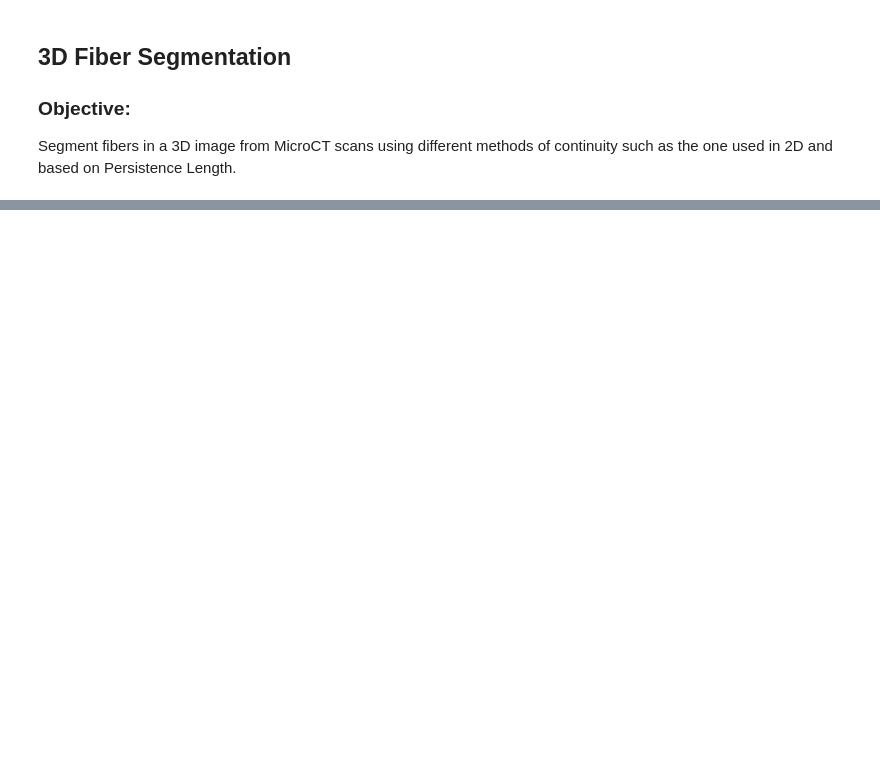
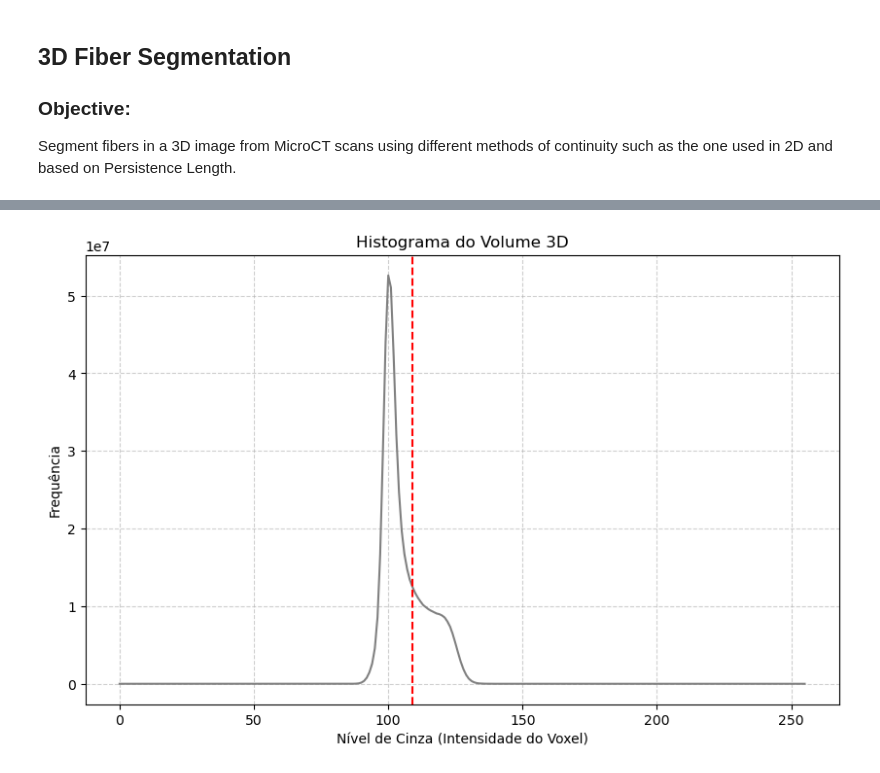
Before and after one commit to litc-ufmg/toronto-fibers, a Jupyter notebook: fiber_seg_3D.ipynb, the cells around one changed output, grey strips where cells are left out. Drawn from its saved outputs; the diff is of its cells as text; code cells hidden in the pictures; blank space fills up the shorter version.

```diff
--- a/fiber_seg_3D.ipynb
+++ b/fiber_seg_3D.ipynb
@@ -36,12 +52,12 @@ def skeletonize_3D():
 # %%
 # Importing imagem
 # Image options:
-#   "./fiber_img/PPGF40.tif"
-#   "./fiber_img/PPGF40HNT0-1.0.tif"
-#   "./fiber_img/PPGF40HNT0-1.5.tif"
-#   "./fiber_img/PPGF40HNT0-5.tif"
+#   "./fiber_img/data/PPGF40.tif"
+#   "./fiber_img/data/PPGF40HNT0-1.0.tif"
+#   "./fiber_img/data/PPGF40HNT0-1.5.tif"
+#   "./fiber_img/data/PPGF40HNT0-5.tif"
 
-filename = "./fiber_img/PPGF40HNT0-1.0.tif"
+filename = "./fiber_img/data/PPGF40HNT0-1.0.tif"
 raw_tiff_img = tifffile.imread(filename)
 
 # Converting to 8bits gray scale
@@ -55,7 +71,7 @@ print("Dimensions raw image:",
       " \n Z: ", raw_tiff_img.shape[2])
 
 # Selecting only the slices with no shadows
-if filename == "./fiber_img/PPGF40HNT0-1.0.tif":
+if filename == "./fiber_img/data/PPGF40HNT0-1.0.tif":
     selected_tiff_img = raw_tiff_img[:, 125:940, 130:535]
 
 print("Dimensions selected image (no shadows): ",
@@ -91,3 +107,24 @@ Dimensions selected image (no shadows):
  Y:  815
  Z:  405
 [figure]
+# %%
+# Image binarization
+
+# Choosing threshold with Otsu criterium
+binary_threshold = threshold_otsu(selected_tiff_img)
+
+# Verifying the chosen threshold looking at the voxels intensity distributions
+histogram_intensity, bins = np.histogram(selected_tiff_img.ravel(), bins=256, range=(0, 256))
+
+plt.figure(figsize=(10, 6))
+plt.title("Histograma do Volume 3D")
+plt.xlabel("Nível de Cinza (Intensidade do Voxel)")
+plt.ylabel("Frequência")
+plt.plot(histogram_intensity, color='gray')
+plt.grid(True, linestyle='--', alpha=0.6)
+plt.axvline(x=binary_threshold, color='r', linestyle='--')
+plt.show()
+
+binary_img = selected_tiff_img > binary_threshold
+# %% [output]
+[figure, added]
```
Also changed, not shown: parts of 10 cells of this notebook.
